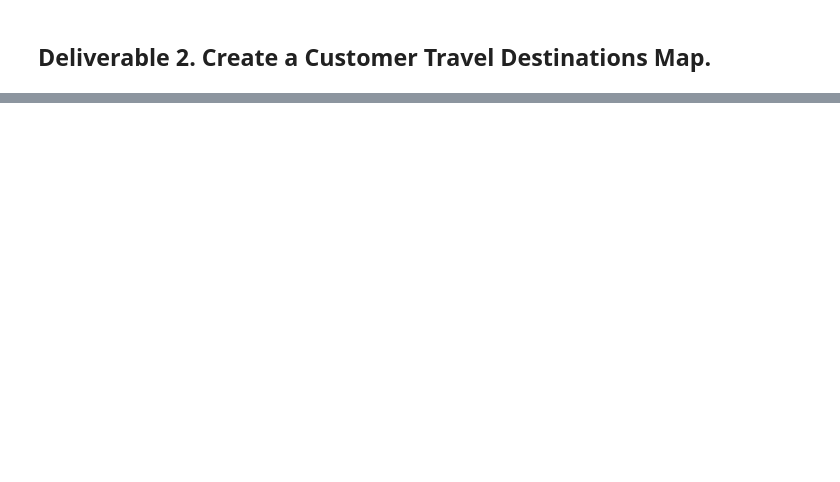
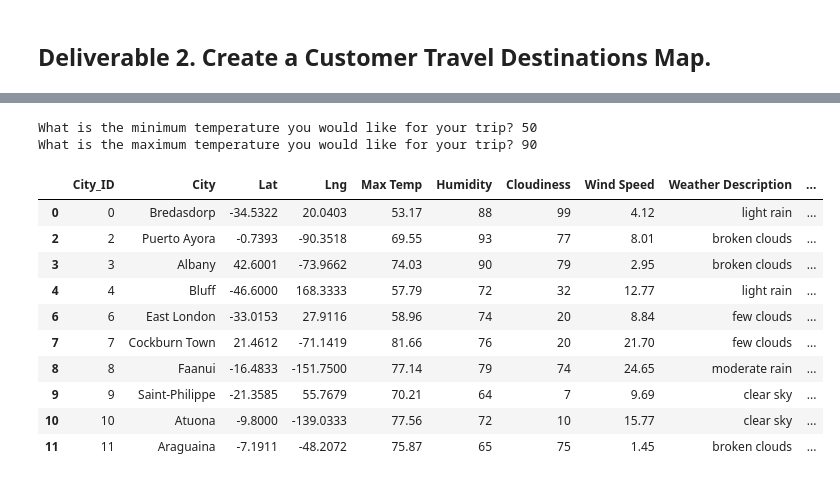
Before and after one commit to slafton/World_Weather_Analysis, a Jupyter notebook: vacation_search/vacation_search.ipynb, the cells around one changed output, grey strips where cells are left out. Cells and saved outputs as stored; diff of their text form; code cells hidden in the pictures; blank space fills up the shorter version.

```diff
--- a/vacation_search/vacation_search.ipynb
+++ b/vacation_search/vacation_search.ipynb
@@ -20,6 +29,26 @@ FileNotFoundError: [Errno 2] No such file or directory: '../Weather_Database/Wea
 # %%
 # 2. Prompt the user to enter minimum and maximum temperature criteria
+min_temp = float(input("What is the minimum temperature you would like for your trip? "))
+max_temp = float(input("What is the maximum temperature you would like for your trip? "))
+# %% [output]
+What is the minimum temperature you would like for your trip? 50
+What is the maximum temperature you would like for your trip? 90
 # %%
 # 3. Filter the city_data_df DataFrame using the input statements to create a new DataFrame using the loc method.
+preferred_cities_df = city_data_df.loc[(city_data_df["Max Temp"] <= max_temp) & \
+                                       (city_data_df["Max Temp"] >= min_temp)]
+preferred_cities_df.head(10)
+# %% [output]
+|  | City_ID | City | Lat | Lng | Max Temp | Humidity | Cloudiness | Wind Speed | Weather Description | ... |
+| 0 | 0 | Bredasdorp | -34.5322 | 20.0403 | 53.17 | 88 | 99 | 4.12 | light rain | ... |
+| 2 | 2 | Puerto Ayora | -0.7393 | -90.3518 | 69.55 | 93 | 77 | 8.01 | broken clouds | ... |
+| 3 | 3 | Albany | 42.6001 | -73.9662 | 74.03 | 90 | 79 | 2.95 | broken clouds | ... |
+| 4 | 4 | Bluff | -46.6000 | 168.3333 | 57.79 | 72 | 32 | 12.77 | light rain | ... |
+| 6 | 6 | East London | -33.0153 | 27.9116 | 58.96 | 74 | 20 | 8.84 | few clouds | ... |
+| 7 | 7 | Cockburn Town | 21.4612 | -71.1419 | 81.66 | 76 | 20 | 21.70 | few clouds | ... |
+| 8 | 8 | Faanui | -16.4833 | -151.7500 | 77.14 | 79 | 74 | 24.65 | moderate rain | ... |
+| 9 | 9 | Saint-Philippe | -21.3585 | 55.7679 | 70.21 | 64 | 7 | 9.69 | clear sky | ... |
+| 10 | 10 | Atuona | -9.8000 | -139.0333 | 77.56 | 72 | 10 | 15.77 | clear sky | ... |
+| 11 | 11 | Araguaina | -7.1911 | -48.2072 | 75.87 | 65 | 75 | 1.45 | broken clouds | ... |
 # %%
 # 4a. Determine if there are any empty rows.
```
Also changed, not shown: parts of 18 cells of this notebook, 5 other files.
